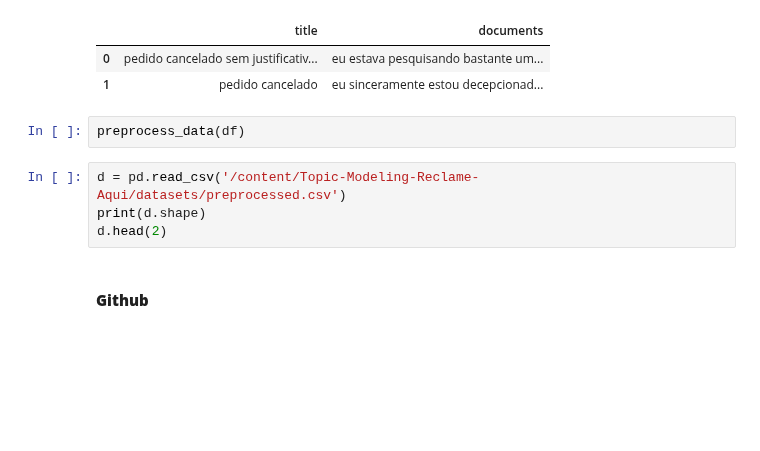
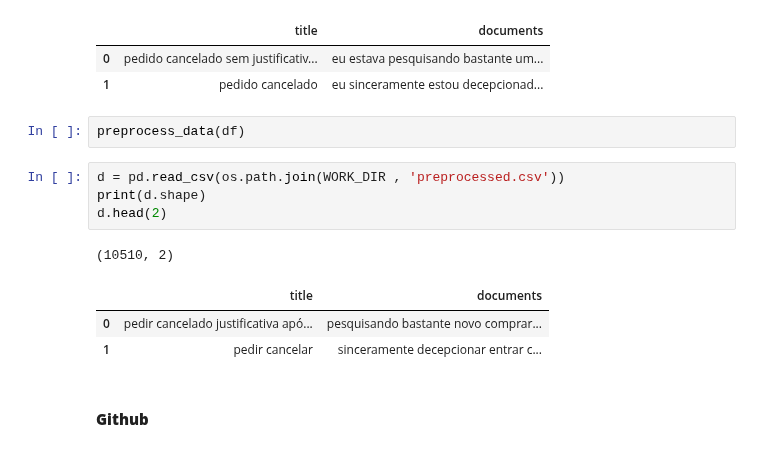
Before and after one commit to mathewsrc/Topic-Modeling-Reclame-Aqui, a Jupyter notebook: preprocessing.ipynb, the cells around one changed output. Saved outputs shown, nothing was run; the diff lists cells and outputs as text; blank space fills up the shorter version.

```diff
--- a/preprocessing.ipynb
+++ b/preprocessing.ipynb
@@ -315,9 +316,14 @@ Shape after remove duplicates: (10510, 2)
 # %%
 preprocess_data(df)
 # %%
-d = pd.read_csv('/content/Topic-Modeling-Reclame-Aqui/datasets/preprocessed.csv')
+d = pd.read_csv(os.path.join(WORK_DIR , 'preprocessed.csv'))
 print(d.shape)
 d.head(2)
+# %% [output]
+(10510, 2)
+|  | title | documents |
+| 0 | pedir cancelado justificativa apó... | pesquisando bastante novo comprar... |
+| 1 | pedir cancelar | sinceramente decepcionar entrar c... |
 # %% [markdown]
 #### **Github**
 # %%
```
Also changed, not shown: parts of 11 cells of this notebook.
